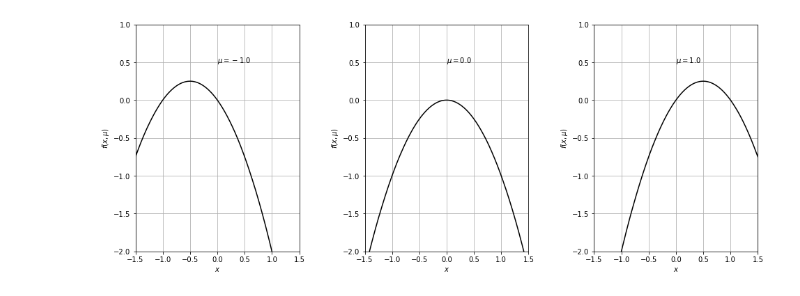
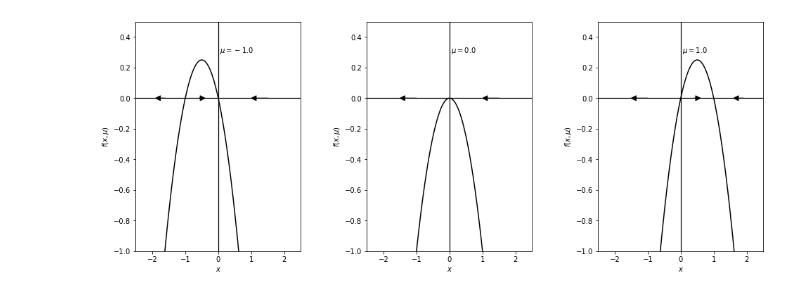
Before and after one commit to tcbn-ai/TIL, a Jupyter notebook: Study_Nonlinear_systems/ipython_notebook/6.3_transcritical_1dim.ipynb, the cells around one changed output. Drawn from its saved outputs; the diff is of its cells as text; code cells hidden in the pictures.

```diff
--- a/Study_Nonlinear_systems/ipython_notebook/6.3_transcritical_1dim.ipynb
+++ b/Study_Nonlinear_systems/ipython_notebook/6.3_transcritical_1dim.ipynb
@@ -19,12 +19,32 @@ def plot_dynamics(x):
         axes[i].plot(x, dyn_mu[i], c="k")
         axes[i].set_xlim([x[0], x[-1]])
         axes[i].set_xlabel(r"$x$"); axes[i].set_ylabel(r"$f(x, \mu)$")
-        axes[i].grid(True)
-        axes[i].text(0, 0.5, r"$\mu = {}$".format(mu_lst[i]))
-        axes[i].set_ylim([-2, 1])
+        #axes[i].grid(True)
+        axes[i].text(0.05, 0.3, r"$\mu = {}$".format(mu_lst[i]))
+        axes[i].set_ylim([-1, 0.5])
+        xl = [-2.5, 2.5]; yl = [0, 0]
+        xs = [0, 0]; ys = [-2, 1]
+        axes[i].plot(xl, yl, c='k', linewidth=1.25)     # x軸
+        axes[i].plot(xs, ys, c='k', linewidth=1.25)     # y軸
+    axes[0].annotate(text='',xy=(0,0), xytext=(2.5,0), xycoords='data',\
+            arrowprops=dict(facecolor='black', width=0, headwidth=7.0, headlength=7.0, shrink=0.4))
+    axes[0].annotate(text='',xy=(0,0), xytext=(-1,0), xycoords='data',\
+            arrowprops=dict(facecolor='black', width=0, headwidth=7.0, headlength=7.0, shrink=0.4))
+    axes[0].annotate(text='',xy=(-2.5,0), xytext=(-1,0), xycoords='data',\
+            arrowprops=dict(facecolor='black', width=0, headwidth=7.0, headlength=7.0, shrink=0.4))
+    axes[1].annotate(text='',xy=(0,0), xytext=(2.5,0), xycoords='data',\
+            arrowprops=dict(facecolor='black', width=0, headwidth=7.0, headlength=7.0, shrink=0.4))
+    axes[1].annotate(text='',xy=(-2.5,0), xytext=(0,0), xycoords='data',\
+            arrowprops=dict(facecolor='black', width=0, headwidth=7.0, headlength=7.0, shrink=0.4))
+    axes[2].annotate(text='',xy=(1,0), xytext=(2.5,0), xycoords='data',\
+            arrowprops=dict(facecolor='black', width=0, headwidth=7.0, headlength=7.0, shrink=0.4))
+    axes[2].annotate(text='',xy=(1,0), xytext=(0,0), xycoords='data',\
+            arrowprops=dict(facecolor='black', width=0, headwidth=7.0, headlength=7.0, shrink=0.4))
+    axes[2].annotate(text='',xy=(-2.5,0), xytext=(0,0), xycoords='data',\
+            arrowprops=dict(facecolor='black', width=0, headwidth=7.0, headlength=7.0, shrink=0.4))
     plt.savefig("./6.3_transcritical_graph.svg")
 # %%
-x = np.linspace(-1.5, 1.5, 401)
+x = np.linspace(-2.5, 2.5, 401)
 plot_dynamics(x)
 # %% [output]
-[figure, old version]
+[figure, new version]
```
Also changed, not shown: parts of 3 cells of this notebook, 8 other files.
